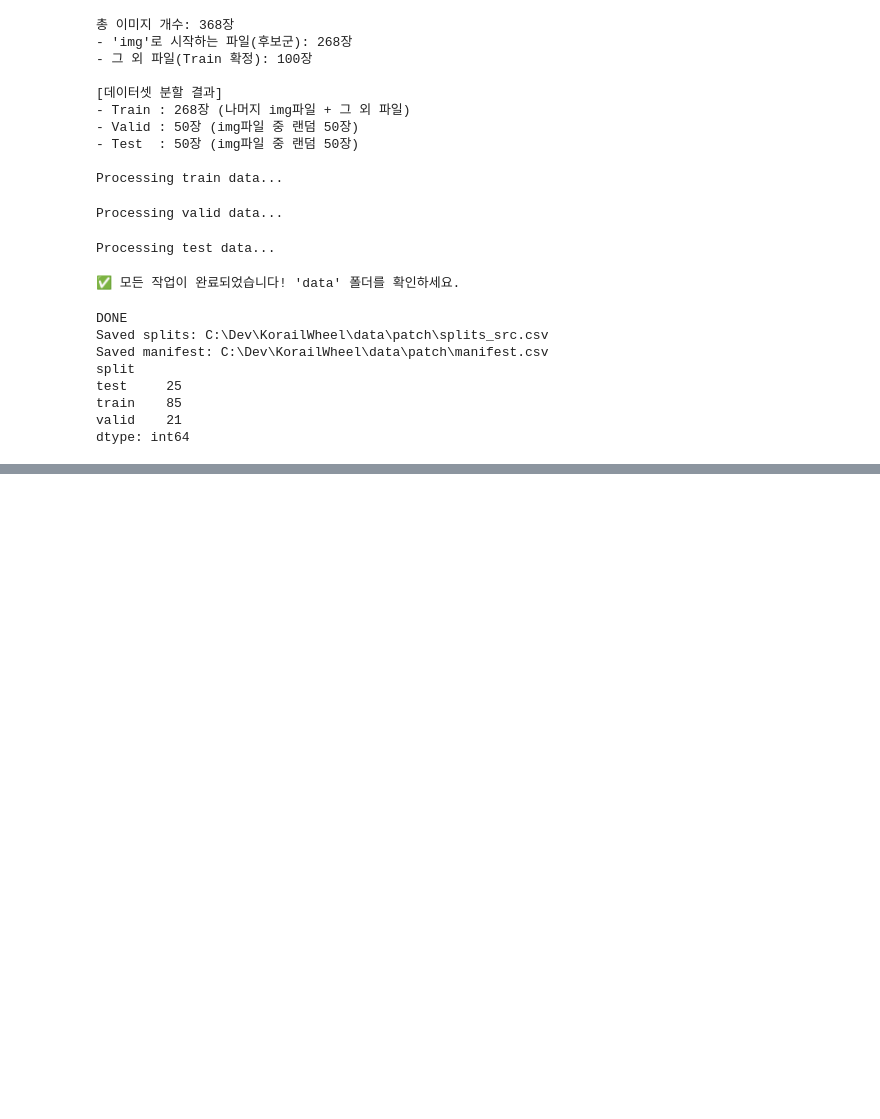
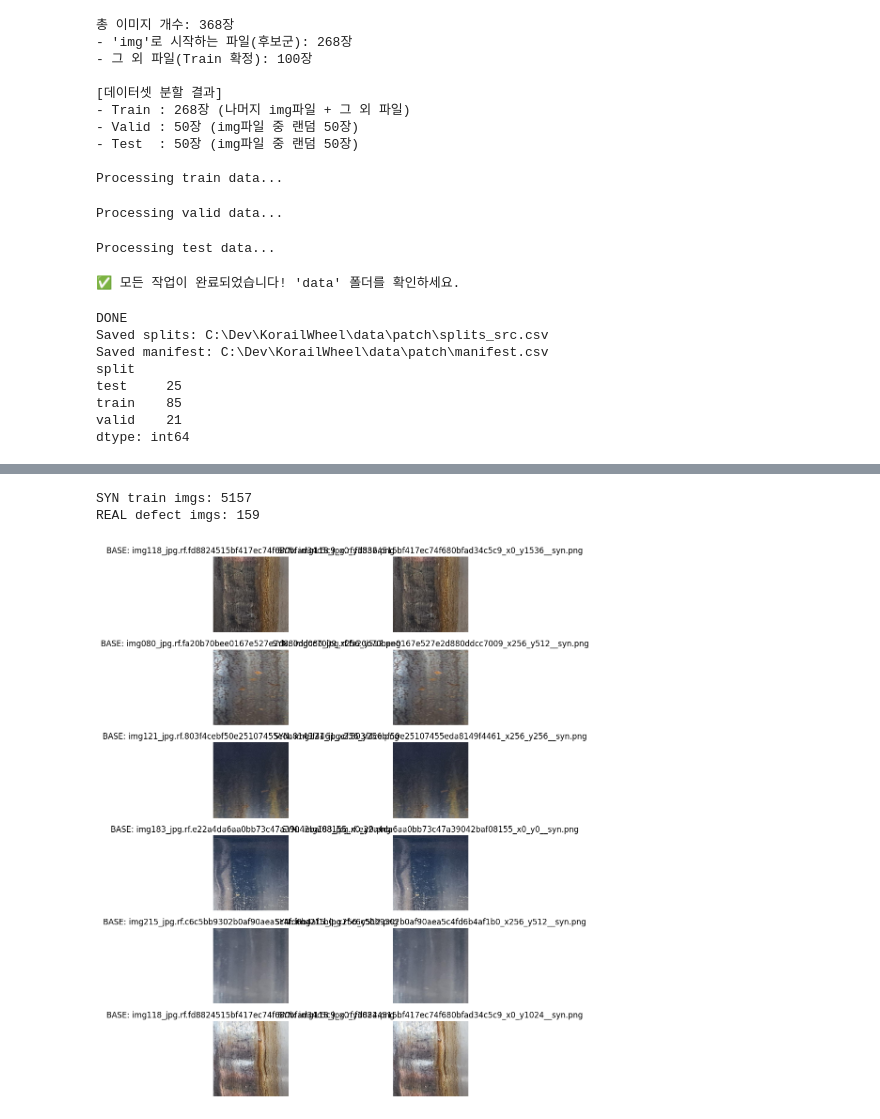
Before and after one commit to Kang-dongbae/KorailWheel, a Jupyter notebook: notebook.ipynb, the cells around one changed output, grey strips where cells are left out. Saved outputs shown, nothing was run; the diff lists cells and outputs as text; code cells hidden in the pictures; blank space fills up the shorter version.

```diff
--- a/notebook.ipynb
+++ b/notebook.ipynb
@@ -515,0 +521,80 @@ def check_leakage():
+# %%
+import os, random, glob, math
+from pathlib import Path
+import numpy as np
+import cv2
+import matplotlib.pyplot as plt
+
+# =========================
+# 경로만 본인 환경으로 수정
+# =========================
+# 합성 데이터셋(타일+라벨)
+SYN_ROOT = Path(r"C:\Dev\KorailWheel\data\data_tiles_synth")  # OUT_DIR
+SYN_TRAIN_IMG = SYN_ROOT / "train" / "images"
+SYN_TRAIN_LAB = SYN_ROOT / "train" / "labels"
+
+SYN_VALID_IMG = SYN_ROOT / "valid" / "images"
+SYN_VALID_LAB = SYN_ROOT / "valid" / "labels"
+
+SYN_TEST_IMG  = SYN_ROOT / "test" / "images"
+SYN_TEST_LAB  = SYN_ROOT / "test" / "labels"
+
+# 실결함 타일(가능하면 tile단위 defect set) - 없으면 external_test defect tiles 사용
+REAL_DEFECT_DIR = Path(r"C:\Dev\KorailWheel\data\data_tiles\external_test\defect\images")
+
+# 실정상 타일 (optional)
+REAL_NORMAL_DIR = Path(r"C:\Dev\KorailWheel\data\data_tiles\external_test\normal\images")
+
+# 타일 크기(현재 512)
+TILE_SIZE = 512
+
+def list_imgs(d: Path):
+    exts = {".jpg",".jpeg",".png",".bmp",".webp"}
+    if not d.exists():
+        return []
+    return sorted([p for p in d.rglob("*") if p.suffix.lower() in exts])
+
+print("SYN train imgs:", len(list_imgs(SYN_TRAIN_IMG)))
+print("REAL defect imgs:", len(list_imgs(REAL_DEFECT_DIR)))
+# %% [output]
+SYN train imgs: 5157
+REAL defect imgs: 159
+# %%
+def read_bgr(p):
+    img = cv2.imread(str(p), cv2.IMREAD_COLOR)
+    return img
+
+def show_pairs(img_dir: Path, n=8, seed=0):
+    rng = random.Random(seed)
+    syns = [p for p in list_imgs(img_dir) if p.name.endswith("__syn.png")]
+    rng.shuffle(syns)
+    syns = syns[:n]
+
+    plt.figure(figsize=(10, 2*n))
+    for i, syn_path in enumerate(syns, 1):
+        base_name = syn_path.name.replace("__syn.png", ".png")  # 원본이 png로 복사된다고 가정
+        base_path = syn_path.parent / base_name
+        syn = read_bgr(syn_path)
+        base = read_bgr(base_path) if base_path.exists() else None
+
+        # BGR->RGB for display
+        syn_rgb = cv2.cvtColor(syn, cv2.COLOR_BGR2RGB) if syn is not None else None
+        if base is not None:
+            base_rgb = cv2.cvtColor(base, cv2.COLOR_BGR2RGB)
+        else:
+            base_rgb = np.zeros_like(syn_rgb)
+
+        plt.subplot(n, 2, 2*i-1)
+        plt.imshow(base_rgb); plt.axis("off")
+        plt.title(f"BASE: {base_path.name if base_path.exists() else 'MISSING'}")
+
+        plt.subplot(n, 2, 2*i)
+        plt.imshow(syn_rgb); plt.axis("off")
+        plt.title(f"SYN: {syn_path.name}")
+
+    plt.tight_layout()
+    plt.show()
+
+show_pairs(SYN_TEST_IMG, n=6, seed=1)
+# %% [output]
+[figure, added]
```
Also changed, not shown: parts of 23 cells of this notebook, 8 other files.
